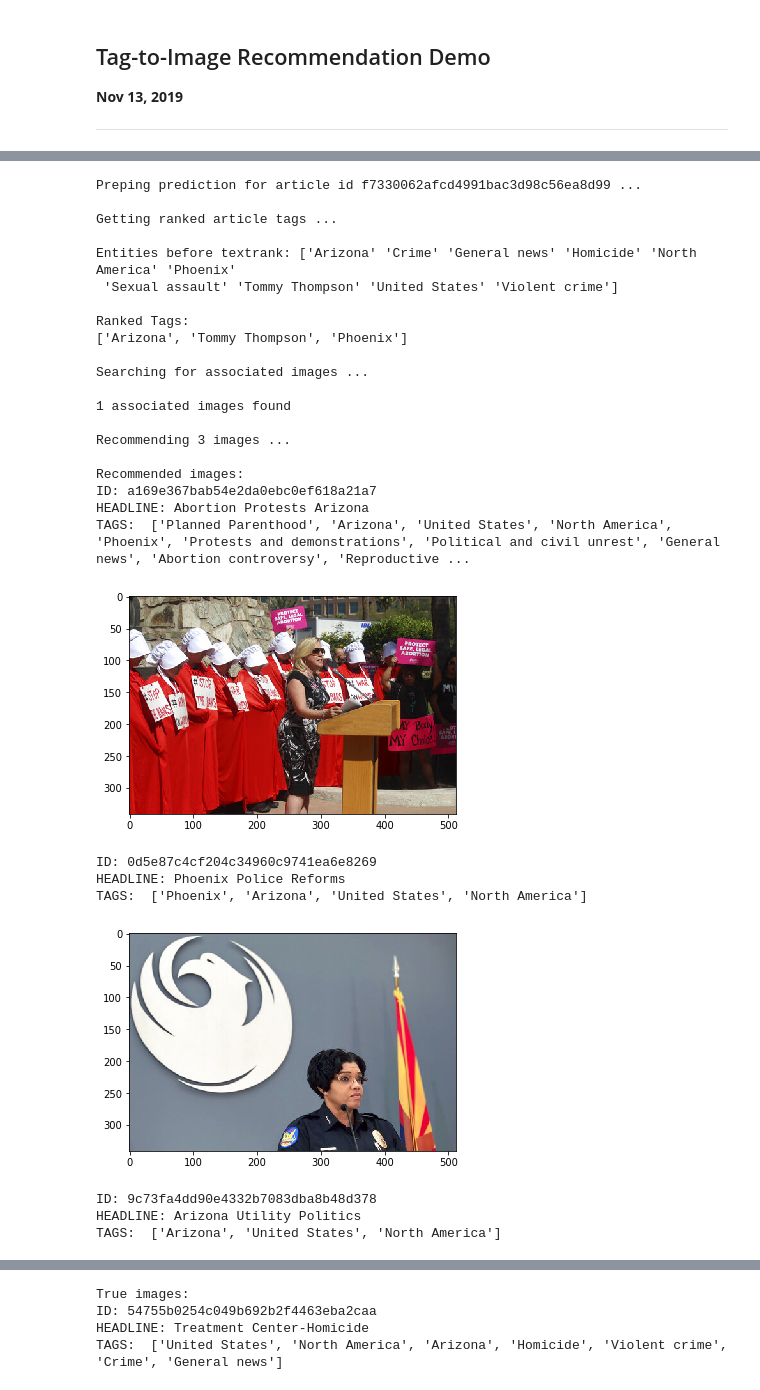
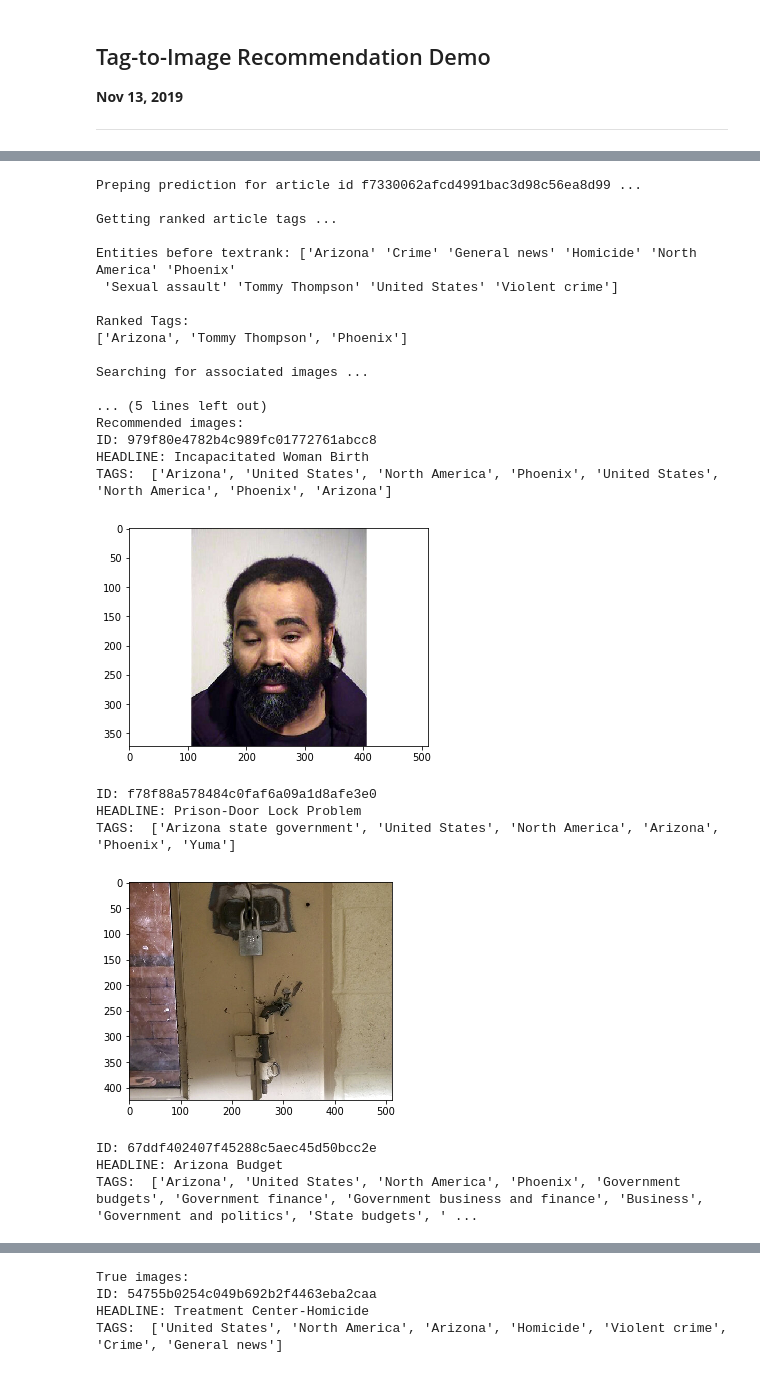
Before and after one commit to phoebewong/AC297r_2019_Associated_Press, a Jupyter notebook: notebooks/Tag2Image_demo.ipynb, the cells around one changed output, grey strips where cells are left out. Saved outputs shown, nothing was run; the diff lists cells and outputs as text; code cells hidden in the pictures.

```diff
--- a/notebooks/Tag2Image_demo.ipynb
+++ b/notebooks/Tag2Image_demo.ipynb
@@ -77,7 +77,7 @@ def output_img(idx_list):
         ax.imshow(img)
         plt.show()
 
-def prediction_demo(exp_id, recommend_size):
+def prediction_demo(exp_id, recommend_size, method):
 
     print(f'Preping prediction for article id {exp_id} ...\n')
     #get full text for example
@@ -98,7 +98,7 @@ def prediction_demo(exp_id, recommend_size):
     print(f'Searching for associated images ...\n')
     t2i_object.get_associated_images()
     print(f'Recommending {recommend_size} images ...\n')
-    predicted_img_idx = t2i_object.predict(output_size = recommend_size)
+    predicted_img_idx = t2i_object.predict(output_size = recommend_size, method = method)
     print(f'Recommended images: ')
     output_img(predicted_img_idx)
     print(f'True images: ')
@@ -152,34 +154,31 @@ TAGS:  ['Poland', 'Eastern Europe', 'Europe', 'Gdansk', 'Sexual abuse', 'Violent
 # %%
 ### bad example
 ### f7330062afcd4991bac3d98c56ea8d99
 exp_id = 'f7330062afcd4991bac3d98c56ea8d99'
-prediction_demo(exp_id, 3)
+prediction_demo(exp_id, 3, method = 'cosine_distance')
 # %% [output]
 Preping prediction for article id f7330062afcd4991bac3d98c56ea8d99 ...
 
 Getting ranked article tags ...
 
 Entities before textrank: ['Arizona' 'Crime' 'General news' 'Homicide' 'North America' 'Phoenix'
  'Sexual assault' 'Tommy Thompson' 'United States' 'Violent crime']
 
 Ranked Tags:
 ['Arizona', 'Tommy Thompson', 'Phoenix']
 
 Searching for associated images ...
 
-1 associated images found
-
-Recommending 3 images ...
-
+... (5 lines left out)
 Recommended images:
-ID: a169e367bab54e2da0ebc0ef618a21a7
-HEADLINE: Abortion Protests Arizona
-TAGS:  ['Planned Parenthood', 'Arizona', 'United States', 'North America', 'Phoenix', 'Protests and demonstrations', 'Political and civil unrest', 'General news', 'Abortion controversy', 'Reproductive ...
+ID: 979f80e4782b4c989fc01772761abcc8
+HEADLINE: Incapacitated Woman Birth
+TAGS:  ['Arizona', 'United States', 'North America', 'Phoenix', 'United States', 'North America', 'Phoenix', 'Arizona']
-[figure, old version]
+[figure, new version]
-ID: 0d5e87c4cf204c34960c9741ea6e8269
-HEADLINE: Phoenix Police Reforms
-TAGS:  ['Phoenix', 'Arizona', 'United States', 'North America']
+ID: f78f88a578484c0faf6a09a1d8afe3e0
+HEADLINE: Prison-Door Lock Problem
+TAGS:  ['Arizona state government', 'United States', 'North America', 'Arizona', 'Phoenix', 'Yuma']
-[figure, old version]
+[figure, new version]
-ID: 9c73fa4dd90e4332b7083dba8b48d378
-HEADLINE: Arizona Utility Politics
-TAGS:  ['Arizona', 'United States', 'North America']
+ID: 67ddf402407f45288c5aec45d50bcc2e
+HEADLINE: Arizona Budget
+TAGS:  ['Arizona', 'United States', 'North America', 'Phoenix', 'Government budgets', 'Government finance', 'Government business and finance', 'Business', 'Government and politics', 'State budgets', ' ...
```
Also changed, not shown: parts of 4 cells of this notebook.
